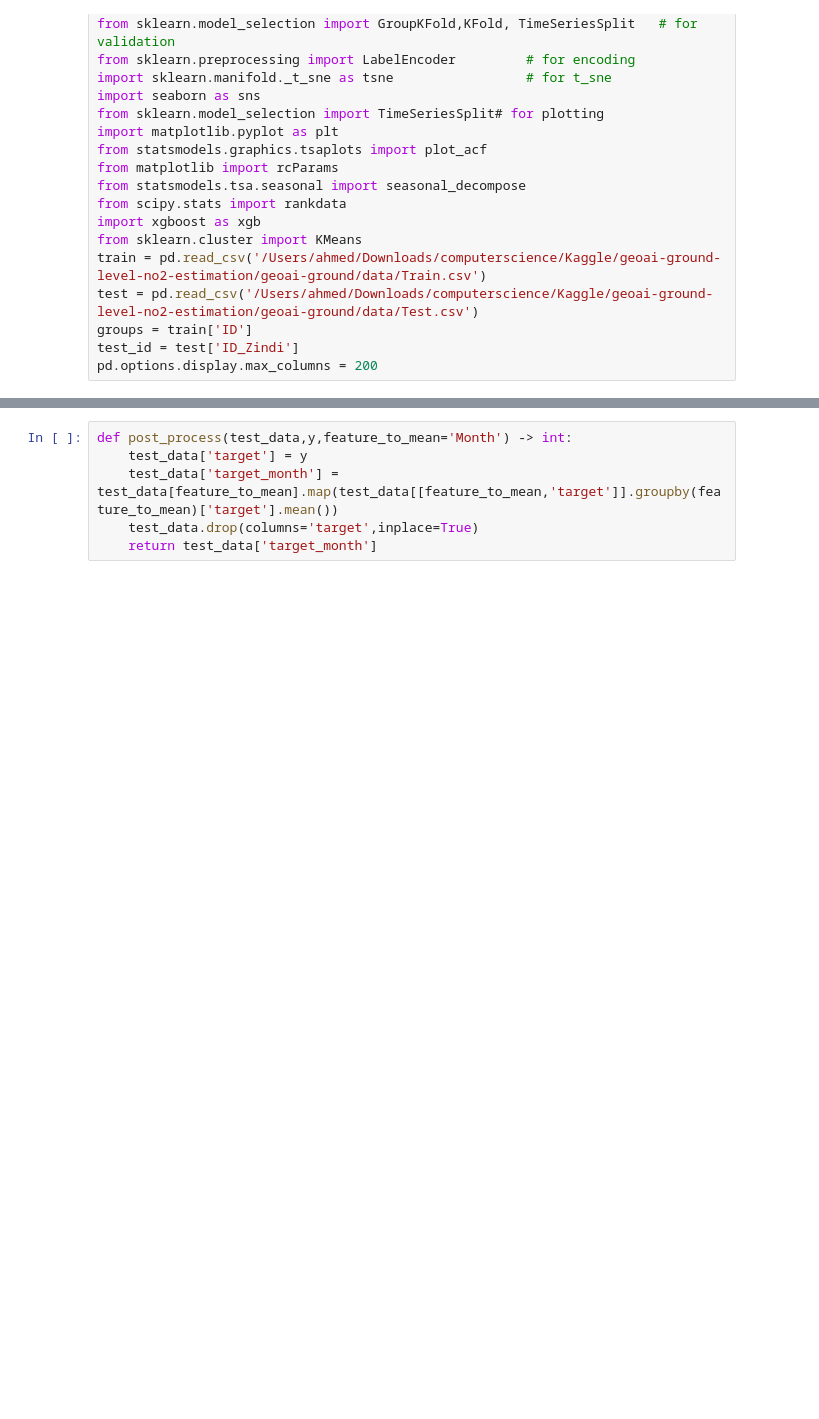
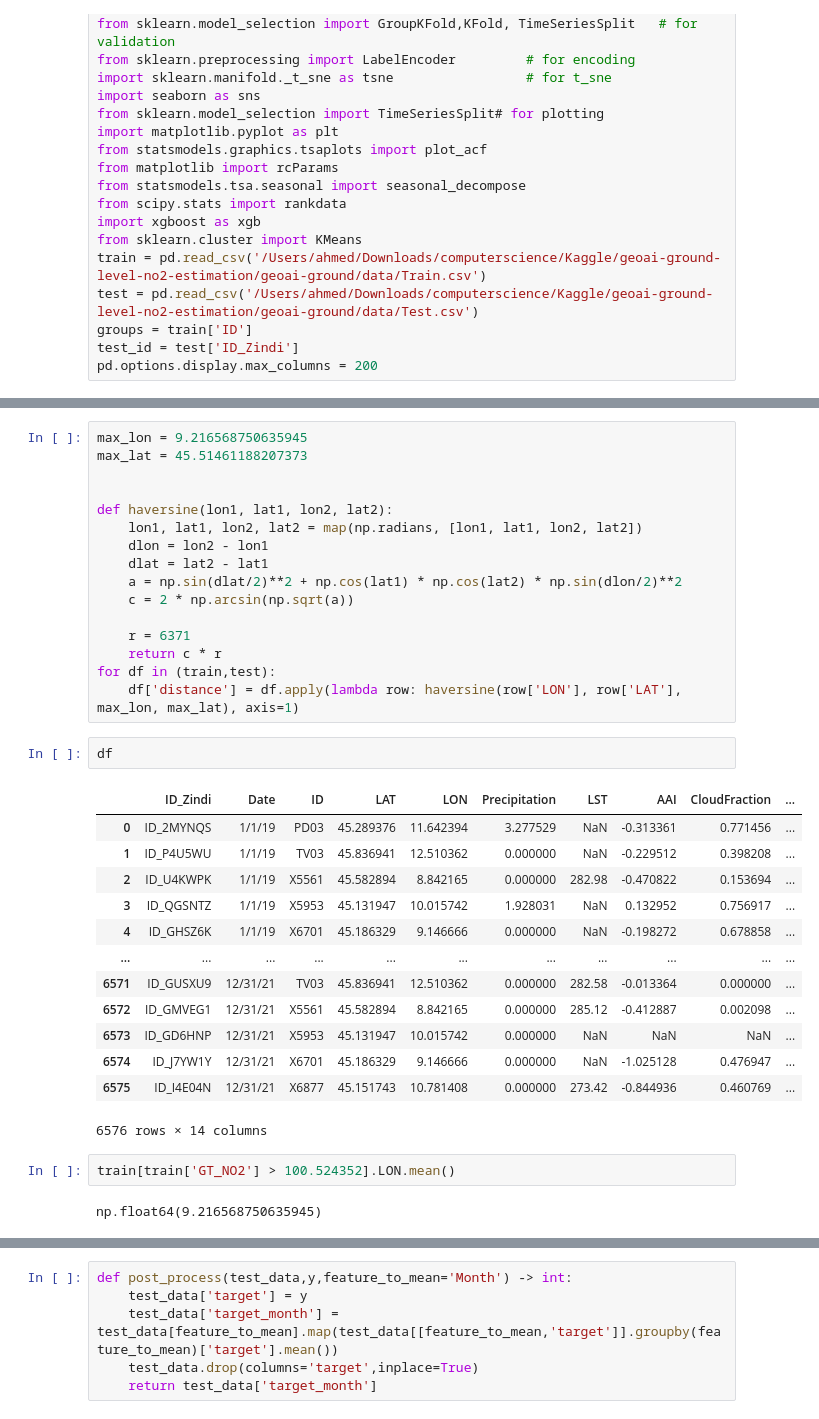
Before and after one commit to A7med7x7/geoai-ground-level-no2-estimation, a Jupyter notebook: notebooks/main copy.ipynb, the cells around one changed output, grey strips where cells are left out. Drawn from its saved outputs; the diff is of its cells as text; blank space fills up the shorter version.

Commit message:
- distance feature imporved the performance

```diff
--- a/notebooks/main copy.ipynb
+++ b/notebooks/main copy.ipynb
@@ -24,0 +43,36 @@ pd.options.display.max_columns = 200
+# %%
+max_lon = 9.216568750635945
+max_lat = 45.51461188207373
+
+
+def haversine(lon1, lat1, lon2, lat2):
+    lon1, lat1, lon2, lat2 = map(np.radians, [lon1, lat1, lon2, lat2])
+    dlon = lon2 - lon1
+    dlat = lat2 - lat1
+    a = np.sin(dlat/2)**2 + np.cos(lat1) * np.cos(lat2) * np.sin(dlon/2)**2
+    c = 2 * np.arcsin(np.sqrt(a))
+
+    r = 6371
+    return c * r
+for df in (train,test):
+    df['distance'] = df.apply(lambda row: haversine(row['LON'], row['LAT'], max_lon, max_lat), axis=1)
+# %%
+df
+# %% [output]
+|  | ID_Zindi | Date | ID | LAT | LON | Precipitation | LST | AAI | CloudFraction | ... |
+| 0 | ID_2MYNQS | 1/1/19 | PD03 | 45.289376 | 11.642394 | 3.277529 | NaN | -0.313361 | 0.771456 | ... |
+| 1 | ID_P4U5WU | 1/1/19 | TV03 | 45.836941 | 12.510362 | 0.000000 | NaN | -0.229512 | 0.398208 | ... |
+| 2 | ID_U4KWPK | 1/1/19 | X5561 | 45.582894 | 8.842165 | 0.000000 | 282.98 | -0.470822 | 0.153694 | ... |
+| 3 | ID_QGSNTZ | 1/1/19 | X5953 | 45.131947 | 10.015742 | 1.928031 | NaN | 0.132952 | 0.756917 | ... |
+| 4 | ID_GHSZ6K | 1/1/19 | X6701 | 45.186329 | 9.146666 | 0.000000 | NaN | -0.198272 | 0.678858 | ... |
+| ... | ... | ... | ... | ... | ... | ... | ... | ... | ... | ... |
+| 6571 | ID_GUSXU9 | 12/31/21 | TV03 | 45.836941 | 12.510362 | 0.000000 | 282.58 | -0.013364 | 0.000000 | ... |
+| 6572 | ID_GMVEG1 | 12/31/21 | X5561 | 45.582894 | 8.842165 | 0.000000 | 285.12 | -0.412887 | 0.002098 | ... |
+| 6573 | ID_GD6HNP | 12/31/21 | X5953 | 45.131947 | 10.015742 | 0.000000 | NaN | NaN | NaN | ... |
+| 6574 | ID_J7YW1Y | 12/31/21 | X6701 | 45.186329 | 9.146666 | 0.000000 | NaN | -1.025128 | 0.476947 | ... |
+| 6575 | ID_I4E04N | 12/31/21 | X6877 | 45.151743 | 10.781408 | 0.000000 | 273.42 | -0.844936 | 0.460769 | ... |
+6576 rows × 14 columns
+# %%
+train[train['GT_NO2'] > 100.524352].LON.mean()
+# %% [output]
+np.float64(9.216568750635945)
```
Also changed, not shown: parts of 8 cells of this notebook, 31 other files.
